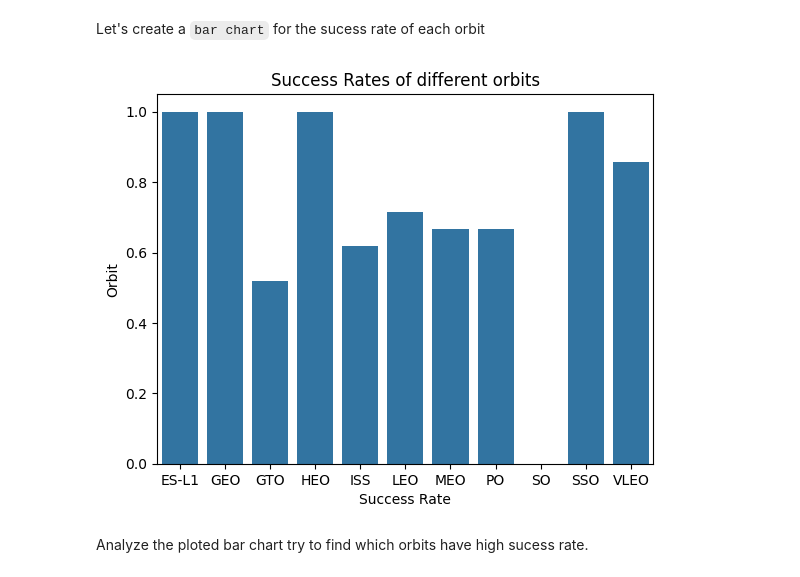
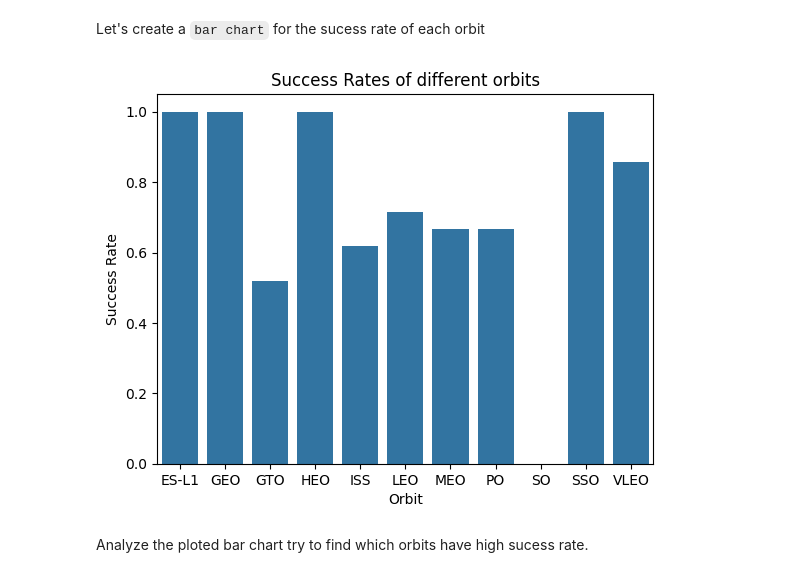
Before and after one commit to AdamMasonGH/Data-Science-Capstone-Project, a Jupyter notebook: jupyter-labs-eda-dataviz.ipynb.jupyterlite.ipynb, the cells around one changed output. Drawn from its saved outputs; the diff is of its cells as text; code cells hidden in the pictures.

```diff
--- a/jupyter-labs-eda-dataviz.ipynb.jupyterlite.ipynb
+++ b/jupyter-labs-eda-dataviz.ipynb.jupyterlite.ipynb
@@ -121,16 +121,16 @@ Let's create a `bar chart` for the sucess rate of each orbit
 # %%
 # HINT use groupby method on Orbit column and get the mean of Class column
 Orbit_df = df.groupby("Orbit")["Class"].mean().reset_index()
 Orbit_df
 
 sns.barplot(x="Orbit", y="Class", data=Orbit_df)
-plt.xlabel("Success Rate")
-plt.ylabel("Orbit")
+plt.xlabel("Orbit")
+plt.ylabel("Success Rate")
 plt.title("Success Rates of different orbits")
 
 plt.show()
 # %% [output]
-[figure, old version]
+[figure, new version]
 # %% [markdown]
 Analyze the ploted bar chart try to find which orbits have high sucess rate.
 # %%
```
Also changed, not shown: parts of 3 cells of this notebook.
